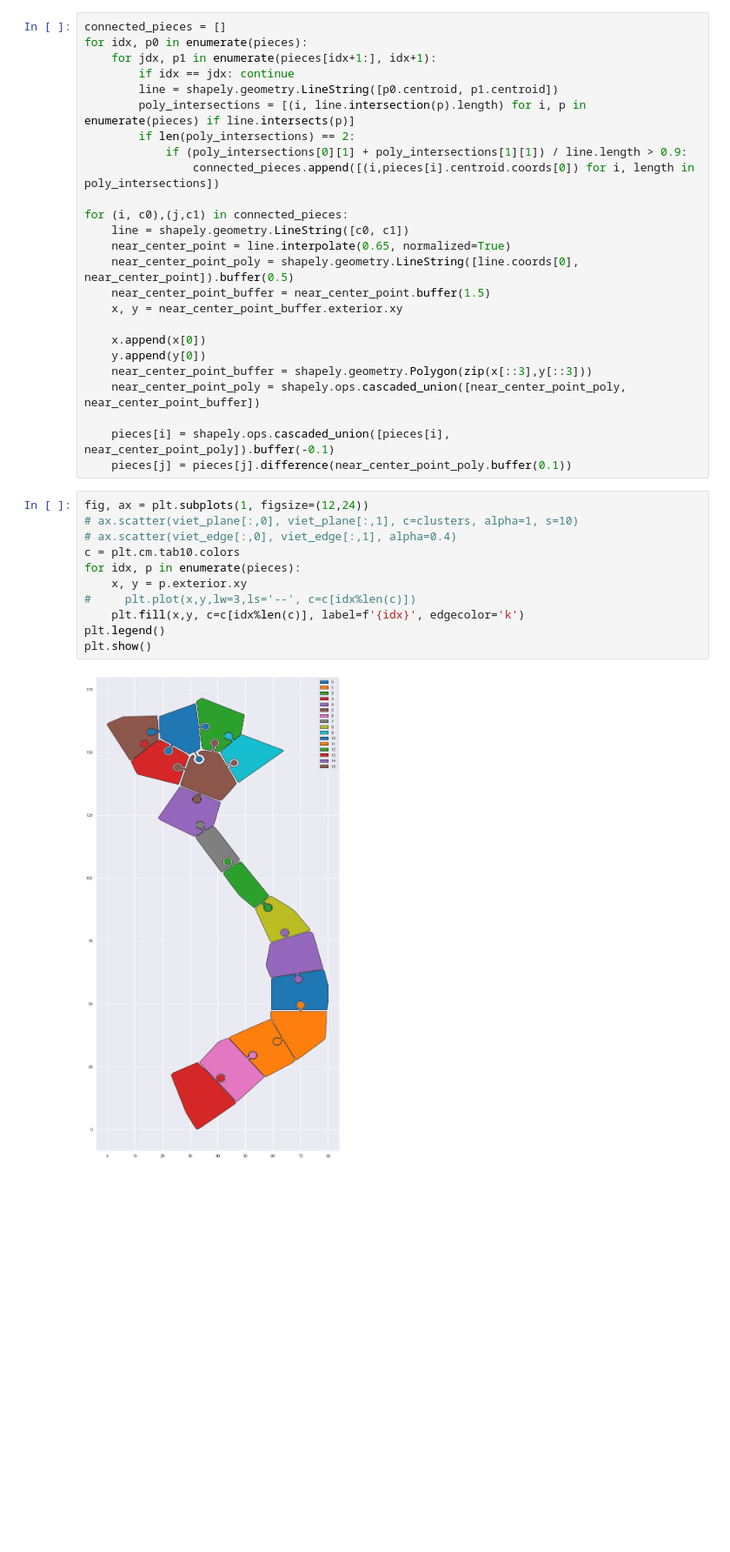
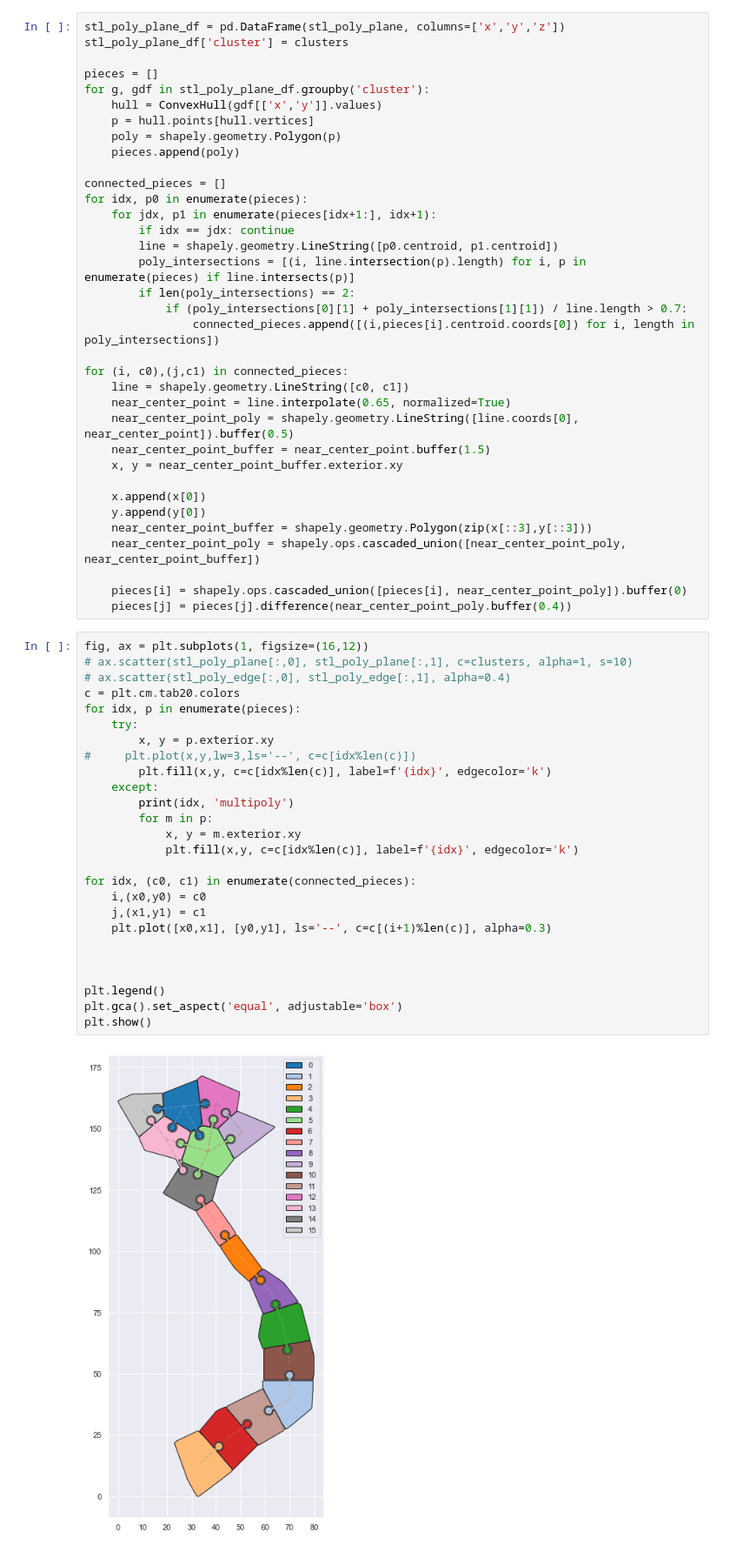
Before and after one commit to nickvazz/Puzzle3D, a Jupyter notebook: FinalPieces.ipynb, the cells around one changed output. Shown at 87% size. Cells and saved outputs as stored; diff of their text form; blank space fills up the shorter version.

```diff
--- a/FinalPieces.ipynb
+++ b/FinalPieces.ipynb
@@ -39,6 +40,16 @@ for g, gdf in viet_plane_df.groupby('cluster'):
     poly = shapely.geometry.Polygon(p)
     pieces.append(poly)
 # %%
+stl_poly_plane_df = pd.DataFrame(stl_poly_plane, columns=['x','y','z'])
+stl_poly_plane_df['cluster'] = clusters
+
+pieces = []
+for g, gdf in stl_poly_plane_df.groupby('cluster'):
+    hull = ConvexHull(gdf[['x','y']].values)
+    p = hull.points[hull.vertices]
+    poly = shapely.geometry.Polygon(p)
+    pieces.append(poly)
+
 connected_pieces = []
 for idx, p0 in enumerate(pieces):
     for jdx, p1 in enumerate(pieces[idx+1:], idx+1):
@@ -46,7 +57,7 @@ for idx, p0 in enumerate(pieces):
         line = shapely.geometry.LineString([p0.centroid, p1.centroid])
         poly_intersections = [(i, line.intersection(p).length) for i, p in enumerate(pieces) if line.intersects(p)]
         if len(poly_intersections) == 2:
-            if (poly_intersections[0][1] + poly_intersections[1][1]) / line.length > 0.9:
+            if (poly_intersections[0][1] + poly_intersections[1][1]) / line.length > 0.7:
                 connected_pieces.append([(i,pieces[i].centroid.coords[0]) for i, length in poly_intersections])
 
 for (i, c0),(j,c1) in connected_pieces:
@@ -61,21 +72,36 @@ for (i, c0),(j,c1) in connected_pieces:
     near_center_point_buffer = shapely.geometry.Polygon(zip(x[::3],y[::3]))
     near_center_point_poly = shapely.ops.cascaded_union([near_center_point_poly, near_center_point_buffer])
 
-    pieces[i] = shapely.ops.cascaded_union([pieces[i], near_center_point_poly]).buffer(-0.1)
-    pieces[j] = pieces[j].difference(near_center_point_poly.buffer(0.1))
+    pieces[i] = shapely.ops.cascaded_union([pieces[i], near_center_point_poly]).buffer(0)
+    pieces[j] = pieces[j].difference(near_center_point_poly.buffer(0.4))
 # %%
-fig, ax = plt.subplots(1, figsize=(12,24))
-# ax.scatter(viet_plane[:,0], viet_plane[:,1], c=clusters, alpha=1, s=10)
-# ax.scatter(viet_edge[:,0], viet_edge[:,1], alpha=0.4)
-c = plt.cm.tab10.colors
+fig, ax = plt.subplots(1, figsize=(16,12))
+# ax.scatter(stl_poly_plane[:,0], stl_poly_plane[:,1], c=clusters, alpha=1, s=10)
+# ax.scatter(stl_poly_edge[:,0], stl_poly_edge[:,1], alpha=0.4)
+c = plt.cm.tab20.colors
 for idx, p in enumerate(pieces):
-    x, y = p.exterior.xy
+    try:
+        x, y = p.exterior.xy
 #     plt.plot(x,y,lw=3,ls='--', c=c[idx%len(c)])
-    plt.fill(x,y, c=c[idx%len(c)], label=f'{idx}', edgecolor='k')
+        plt.fill(x,y, c=c[idx%len(c)], label=f'{idx}', edgecolor='k')
+    except:
+        print(idx, 'multipoly')
+        for m in p:
+            x, y = m.exterior.xy
+            plt.fill(x,y, c=c[idx%len(c)], label=f'{idx}', edgecolor='k')
+
+for idx, (c0, c1) in enumerate(connected_pieces):
+    i,(x0,y0) = c0
+    j,(x1,y1) = c1
+    plt.plot([x0,x1], [y0,y1], ls='--', c=c[(i+1)%len(c)], alpha=0.3)
+
+
+
 plt.legend()
+plt.gca().set_aspect('equal', adjustable='box')
 plt.show()
 # %% [output]
-[figure, old version]
+[figure, new version]
 # %%
 for idx, p in enumerate(pieces):
     print(f"Pieces/{idx+1:04}_{len(pieces):04}")
```
Also changed, not shown: parts of 4 cells of this notebook.
